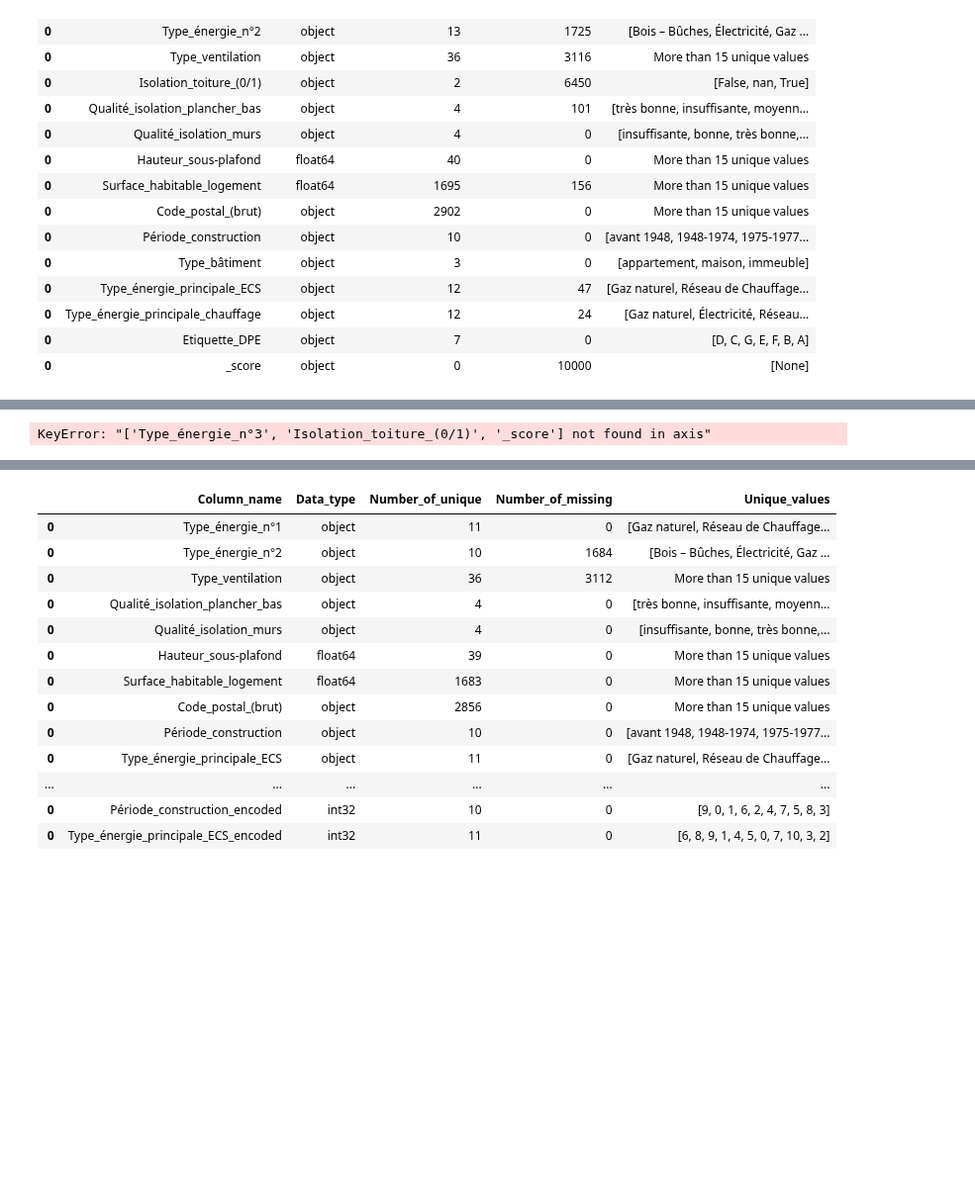
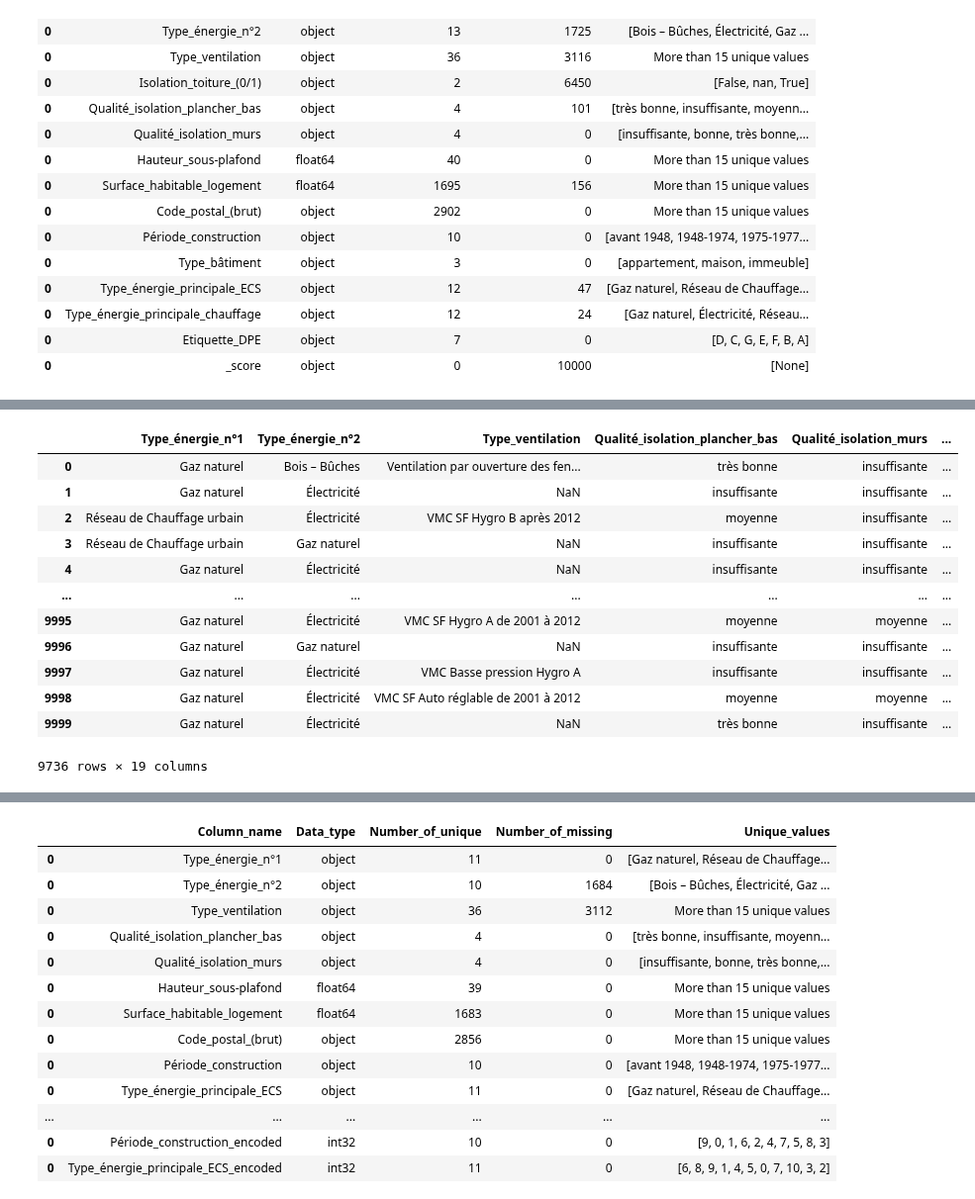
Before and after one commit to LACHQER-Wiam/Projet-Python, a Jupyter notebook: data.ipynb, the cells around one changed output, grey strips where cells are left out. Shown at 99% size. Saved outputs shown, nothing was run; the diff lists cells and outputs as text; code cells hidden in the pictures; blank space fills up the shorter version.

```diff
--- a/data.ipynb
+++ b/data.ipynb
@@ -114,30 +133,47 @@ create_unique(df)
 # %%
 # Traitement des données manquantes
 
 # Suppression des colonnes avec plus de 60% des valeurs manquantes
 df.drop(["Type_énergie_n°3","Isolation_toiture_(0/1)", "_score"], axis=1, inplace=True)
 
 # Suppression des lignes dans lesquelles la surface habitable est non renseignée
 df=df[df["Surface_habitable_logement"].notna()]
 df=df[df["Qualité_isolation_plancher_bas"].notna()]
 
 # Pour les données qui ont Type_énergie_principale_ECS=Nan ou Type_énergie_principale_chauffage=Nan, on remplit ces cases par Type_énergie_n°1
 df["Type_énergie_principale_ECS"].fillna(df["Type_énergie_n°1"], inplace = True)
 df["Type_énergie_principale_chauffage"].fillna(df["Type_énergie_n°1"], inplace = True)
+
+# Remplacez tous les types de bois dans la varaible 'Type_énergie_principale_chauffage' par 'bois'
+df['Type_énergie_principale_chauffage'] = df['Type_énergie_principale_chauffage'].replace(['Bois – Bûches','Bois – Granulés (pellets) ou briquettes', 'Bois – Plaquettes d’industrie', 'Bois – Plaquettes forestières'], 'Bois')
+# Remplacez tous les types de bois dans la varaible 'Type_énergie_principale_ECS' par 'bois'
+df['Type_énergie_principale_ECS'] = df['Type_énergie_principale_ECS'].replace(['Bois – Bûches','Bois – Granulés (pellets) ou briquettes', 'Bois – Plaquettes d’industrie', 'Bois – Plaquettes forestières'], 'Bois')
 
 # La simulation portera uniquement sur les maisons et les appartements, on supprime les immeubles
 df=df[df["Type_bâtiment"]!="immeuble"]
 
 # L’encodage des variables non numériques
 label_encoder = LabelEncoder()
 df['Qualité_isolation_plancher_bas_encoded'] = label_encoder.fit_transform(df['Qualité_isolation_plancher_bas'])
 df["Qualité_isolation_murs_encoded"] = label_encoder.fit_transform(df['Qualité_isolation_murs'])
 df["Période_construction_encoded"] = label_encoder.fit_transform(df['Période_construction'])
 df["Type_énergie_principale_ECS_encoded"] = label_encoder.fit_transform(df['Type_énergie_principale_ECS'])
 df["Type_énergie_principale_chauffage_encoded"] = label_encoder.fit_transform(df['Type_énergie_principale_chauffage'])
 df["Période_construction_encoded"] = label_encoder.fit_transform(df['Période_construction'])
 df = pd.get_dummies(df, columns=['Type_bâtiment'])
 
 df
 # %% [output]
+|  | Type_énergie_n°1 | Type_énergie_n°2 | Type_ventilation | Qualité_isolation_plancher_bas | Qualité_isolation_murs | ... |
+| 0 | Gaz naturel | Bois – Bûches | Ventilation par ouverture des fen... | très bonne | insuffisante | ... |
+| 1 | Gaz naturel | Électricité | NaN | insuffisante | insuffisante | ... |
+| 2 | Réseau de Chauffage urbain | Électricité | VMC SF Hygro B après 2012 | moyenne | insuffisante | ... |
+| 3 | Réseau de Chauffage urbain | Gaz naturel | NaN | insuffisante | insuffisante | ... |
+| 4 | Gaz naturel | Électricité | NaN | insuffisante | insuffisante | ... |
+| ... | ... | ... | ... | ... | ... | ... |
+| 9995 | Gaz naturel | Électricité | VMC SF Hygro A de 2001 à 2012 | moyenne | moyenne | ... |
+| 9996 | Gaz naturel | Gaz naturel | NaN | insuffisante | insuffisante | ... |
+| 9997 | Gaz naturel | Électricité | VMC Basse pression Hygro A | insuffisante | insuffisante | ... |
+| 9998 | Gaz naturel | Électricité | VMC SF Auto réglable de 2001 à 2012 | moyenne | moyenne | ... |
+| 9999 | Gaz naturel | Électricité | NaN | très bonne | insuffisante | ... |
-KeyError: "['Type_énergie_n°3', 'Isolation_toiture_(0/1)', '_score'] not found in axis"
+9736 rows × 19 columns
```
Also changed, not shown: parts of 8 cells of this notebook.
